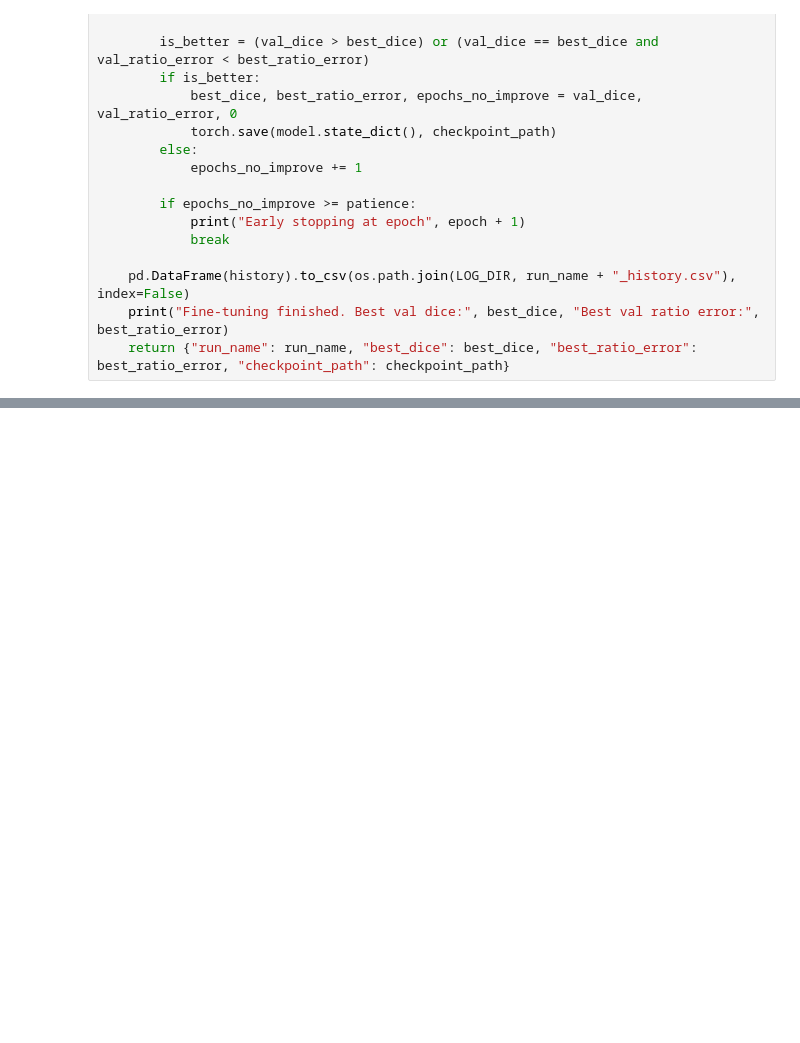
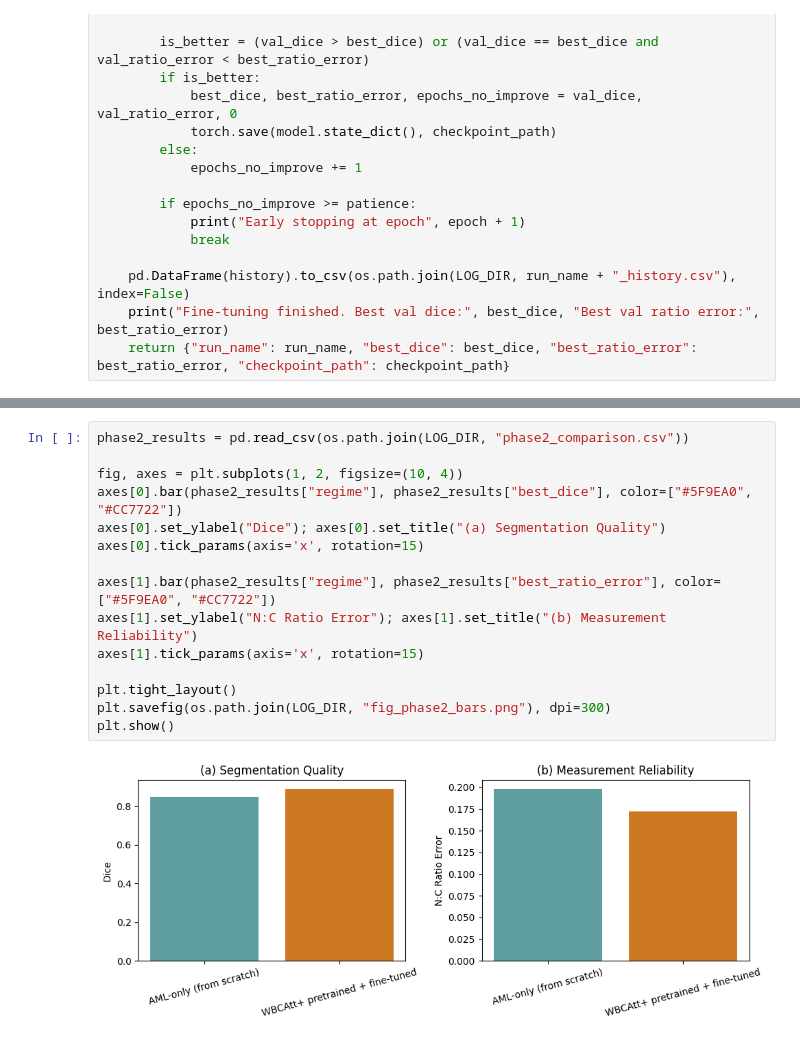
Before and after one commit to sumaiyaSultanaTarin/AML-nucleus-cytoplasm-segmentation, a Jupyter notebook: AML_N:C Ratio.ipynb, the cells around one changed output, grey strips where cells are left out. Drawn from its saved outputs; the diff is of its cells as text; blank space fills up the shorter version.

```diff
--- a/AML_N:C Ratio.ipynb
+++ b/AML_N:C Ratio.ipynb
@@ -1054,0 +1348,17 @@ print(result)
+# %%
+phase2_results = pd.read_csv(os.path.join(LOG_DIR, "phase2_comparison.csv"))
+
+fig, axes = plt.subplots(1, 2, figsize=(10, 4))
+axes[0].bar(phase2_results["regime"], phase2_results["best_dice"], color=["#5F9EA0", "#CC7722"])
+axes[0].set_ylabel("Dice"); axes[0].set_title("(a) Segmentation Quality")
+axes[0].tick_params(axis='x', rotation=15)
+
+axes[1].bar(phase2_results["regime"], phase2_results["best_ratio_error"], color=["#5F9EA0", "#CC7722"])
+axes[1].set_ylabel("N:C Ratio Error"); axes[1].set_title("(b) Measurement Reliability")
+axes[1].tick_params(axis='x', rotation=15)
+
+plt.tight_layout()
+plt.savefig(os.path.join(LOG_DIR, "fig_phase2_bars.png"), dpi=300)
+plt.show()
+# %% [output]
+[figure, added]
```
Also changed, not shown: parts of 26 cells of this notebook.
